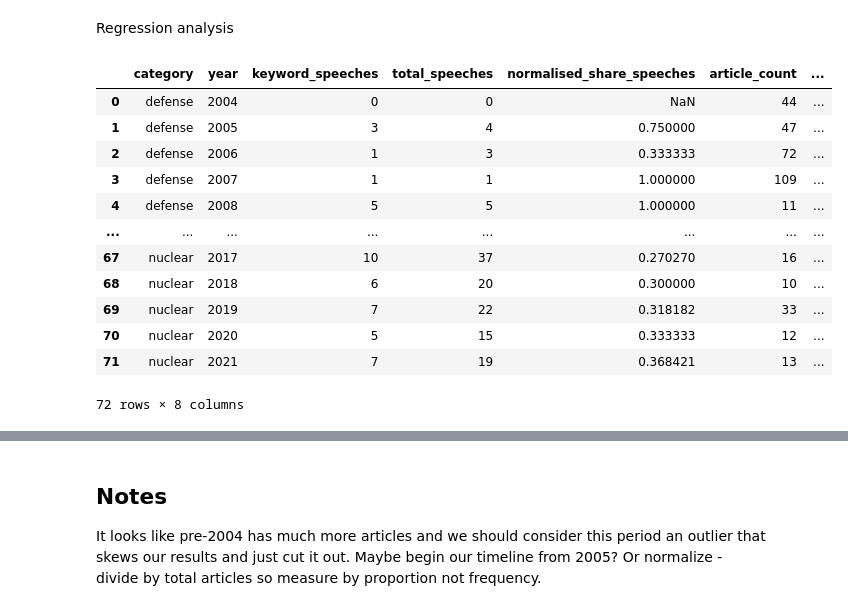
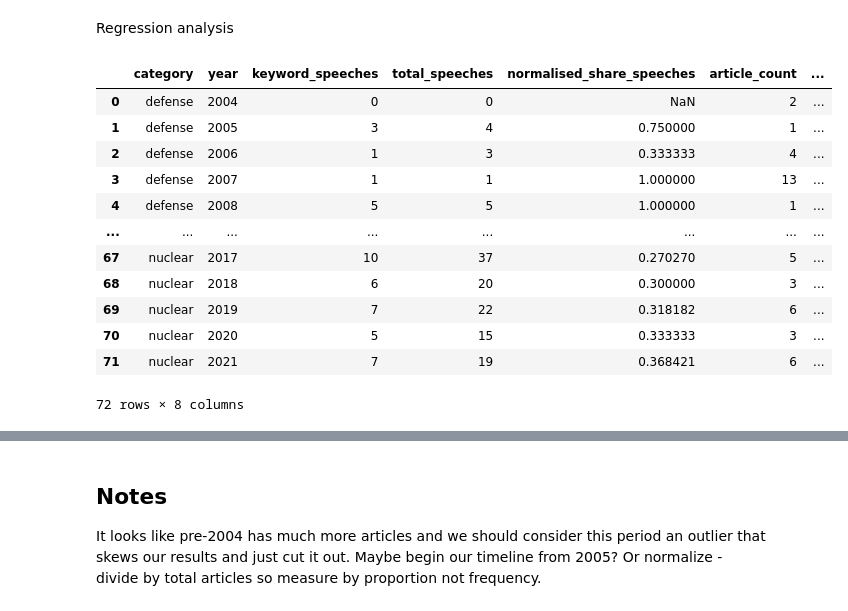
Before and after one commit to ninaudagawa/Media-Politics, a Jupyter notebook: project/notebooks/news_analysis.ipynb, the cells around one changed output, grey strips where cells are left out. Saved outputs shown, nothing was run; the diff lists cells and outputs as text; code cells hidden in the pictures.

```diff
--- a/project/notebooks/news_analysis.ipynb
+++ b/project/notebooks/news_analysis.ipynb
@@ -9,7 +9,7 @@ import os
 
 sys.path.append('..')
 
-japan_english_filepath = "../project/data/raw/japan_english_news_kaggle.csv"
+japan_english_filepath = "../data/raw/japan_english_news_kaggle.csv"
 JPnews_pd = pd.read_csv(japan_english_filepath, sep='\t') # set delimiter to tab
 JPnews_pd.head(10)
 # %% [output]
@@ -327,22 +327,22 @@ plt.show()
 # %% [markdown]
 Regression analysis
 # %%
-speeches_normalised = pd.read_csv('data/clean/speeches_normalised.csv')
+speeches_normalised = pd.read_csv('../data/clean/speeches_normalised.csv')
 merged_df = pd.merge(speeches_normalised, category_normalised, on=['category', 'year'], suffixes=('_speeches', '_articles'))
 merged_df
 # %% [output]
 |  | category | year | keyword_speeches | total_speeches | normalised_share_speeches | article_count | ... |
-| 0 | defense | 2004 | 0 | 0 | NaN | 44 | ... |
-| 1 | defense | 2005 | 3 | 4 | 0.750000 | 47 | ... |
-| 2 | defense | 2006 | 1 | 3 | 0.333333 | 72 | ... |
-| 3 | defense | 2007 | 1 | 1 | 1.000000 | 109 | ... |
-| 4 | defense | 2008 | 5 | 5 | 1.000000 | 11 | ... |
+| 0 | defense | 2004 | 0 | 0 | NaN | 2 | ... |
+| 1 | defense | 2005 | 3 | 4 | 0.750000 | 1 | ... |
+| 2 | defense | 2006 | 1 | 3 | 0.333333 | 4 | ... |
+| 3 | defense | 2007 | 1 | 1 | 1.000000 | 13 | ... |
+| 4 | defense | 2008 | 5 | 5 | 1.000000 | 1 | ... |
 | ... | ... | ... | ... | ... | ... | ... | ... |
-| 67 | nuclear | 2017 | 10 | 37 | 0.270270 | 16 | ... |
-| 68 | nuclear | 2018 | 6 | 20 | 0.300000 | 10 | ... |
-| 69 | nuclear | 2019 | 7 | 22 | 0.318182 | 33 | ... |
-| 70 | nuclear | 2020 | 5 | 15 | 0.333333 | 12 | ... |
-| 71 | nuclear | 2021 | 7 | 19 | 0.368421 | 13 | ... |
+| 67 | nuclear | 2017 | 10 | 37 | 0.270270 | 5 | ... |
+| 68 | nuclear | 2018 | 6 | 20 | 0.300000 | 3 | ... |
+| 69 | nuclear | 2019 | 7 | 22 | 0.318182 | 6 | ... |
+| 70 | nuclear | 2020 | 5 | 15 | 0.333333 | 3 | ... |
+| 71 | nuclear | 2021 | 7 | 19 | 0.368421 | 6 | ... |
 72 rows × 8 columns
 # %%
 for category in CATEGORY_KEYWORDS.keys():
```
Also changed, not shown: parts of 8 cells of this notebook, 12 other files.
